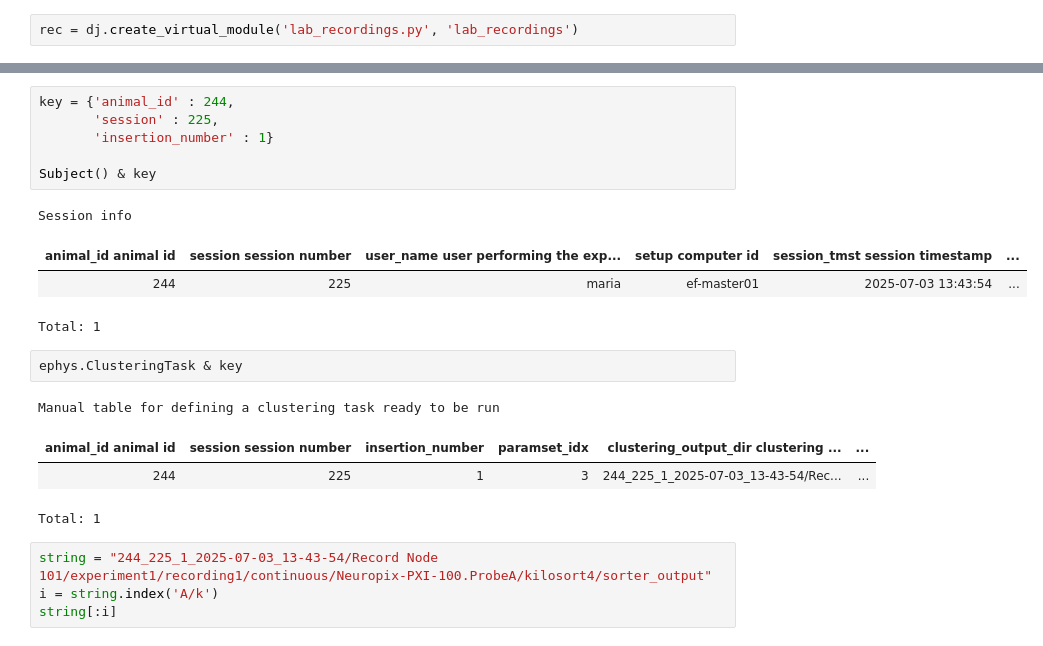
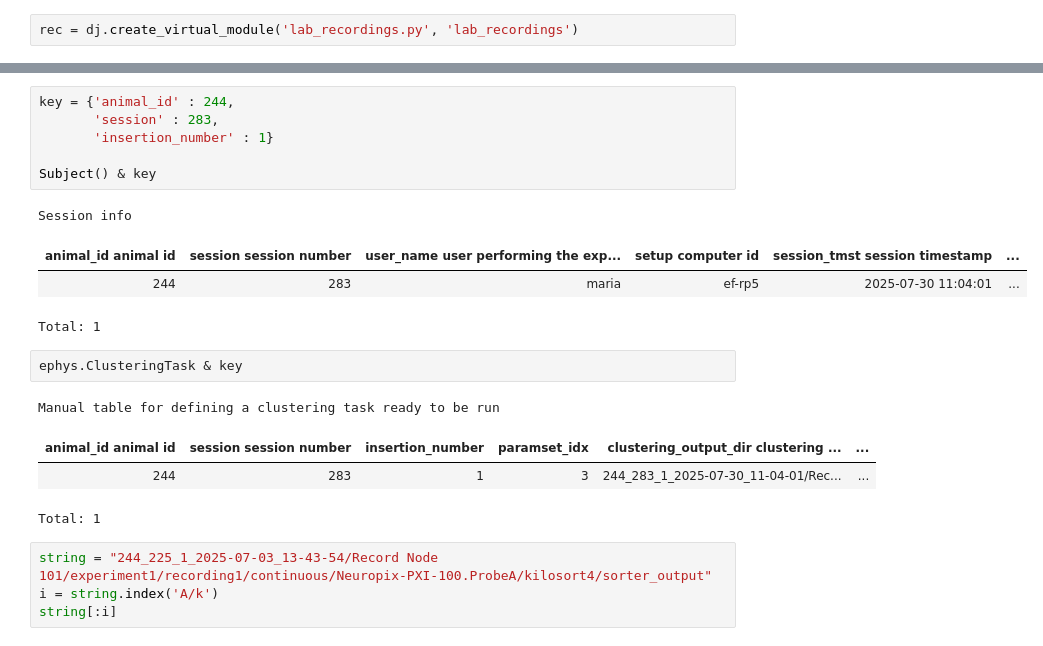
Before and after one commit to ef-lab/element-array-ephys, a Jupyter notebook: test_npx_pipe (1).ipynb, the cells around one changed output, grey strips where cells are left out. Cells and saved outputs as stored; diff of their text form.

```diff
--- a/test_npx_pipe (1).ipynb
+++ b/test_npx_pipe (1).ipynb
@@ -36,20 +42,20 @@ rec = dj.create_virtual_module('lab_recordings.py', 'lab_recordings')
 # %%
 key = {'animal_id' : 244,
-       'session' : 225,
+       'session' : 283,
        'insertion_number' : 1}
 
 Subject() & key
 # %% [output]
 Session info
 | animal_id animal id | session session number | user_name user performing the exp... | setup computer id | session_tmst session timestamp | ... |
-| 244 | 225 | maria | ef-master01 | 2025-07-03 13:43:54 | ... |
+| 244 | 283 | maria | ef-rp5 | 2025-07-30 11:04:01 | ... |
 Total: 1
 # %%
 ephys.ClusteringTask & key
 # %% [output]
 Manual table for defining a clustering task ready to be run
 | animal_id animal id | session session number | insertion_number | paramset_idx | clustering_output_dir clustering ... | ... |
-| 244 | 225 | 1 | 3 | 244_225_1_2025-07-03_13-43-54/Rec... | ... |
+| 244 | 283 | 1 | 3 | 244_283_1_2025-07-30_11-04-01/Rec... | ... |
 Total: 1
 # %%
 string = "244_225_1_2025-07-03_13-43-54/Record Node 101/experiment1/recording1/continuous/Neuropix-PXI-100.ProbeA/kilosort4/sorter_output"
```
Also changed, not shown: parts of 13 cells of this notebook, 1 other file.
